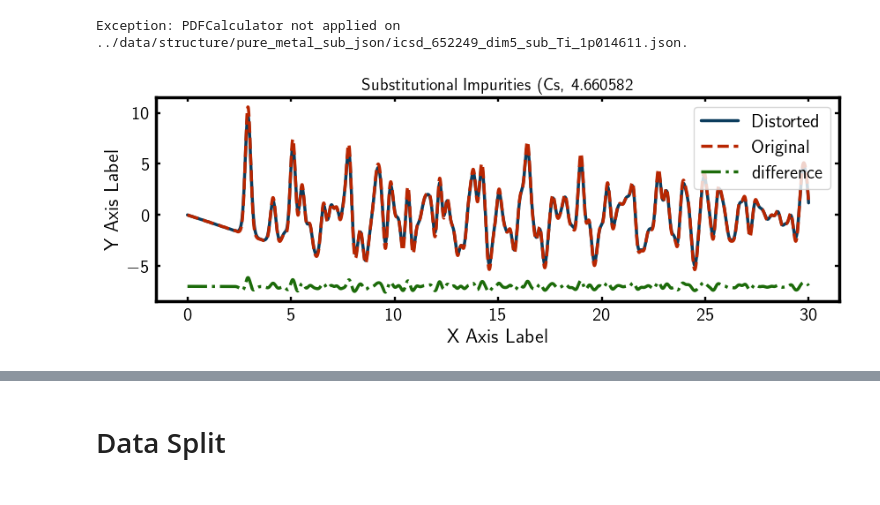
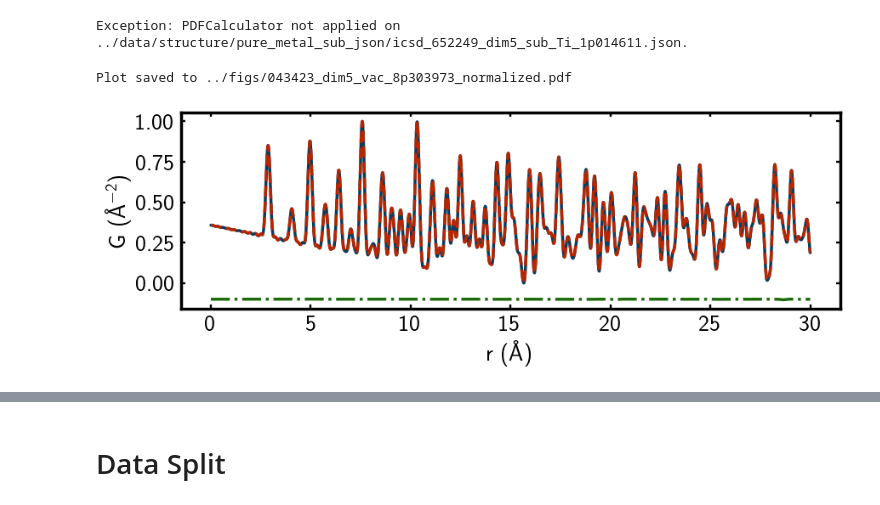
Before and after one commit to lanikaling/PointDefectLearn, a Jupyter notebook: notebook/data.ipynb, the cells around one changed output, grey strips where cells are left out. Saved outputs shown, nothing was run; the diff lists cells and outputs as text; code cells hidden in the pictures.

```diff
--- a/notebook/data.ipynb
+++ b/notebook/data.ipynb
@@ -225,11 +203,10 @@ Exception: PDFCalculator not applied on ../data/structure/pure_metal_sub_json/ic
 Unknown atom or ion symbol 'Zr1+'.
 Exception: PDFCalculator not applied on ../data/structure/pure_metal_sub_json/icsd_652249_dim5_sub_Ti_1p014611.json.
 # %%
-from distortion_learning.plot_utils import plot_processed_and_original
-filename = 'pure_metal_vac/icsd_012174_dim5_vac_3p805487.gr'
-filename = 'pure_metal_selfint/icsd_041511_dim5_selfint_6p482356.gr'
-filename = 'pure_metal_int/icsd_043423_dim5_int_Sr_6p083174.gr'
-filename = 'pure_metal_sub/icsd_043614_dim5_sub_Cs_4p660582.gr'
-plot_processed_and_original(filename, normalization=None, offset=7, if_show=True, if_save=False, save_dir='../figs')
+from point_defect_learn.plot_utils import plot_processed_and_original
+filename = 'pure_metal_vac/icsd_043423_dim5_vac_8p303973.gr'
+plot_processed_and_original(filename, normalization='sample',
+                            offset=.1, if_show=True, if_save=True, if_legend=False, save_dir='../figs/043423_dim5_vac_8p303973_normalized.pdf')
 # %% [output]
+Plot saved to ../figs/043423_dim5_vac_8p303973_normalized.pdf
-[figure, old version]
+[figure, new version]
```
Also changed, not shown: parts of 13 cells of this notebook, 18 other files.
